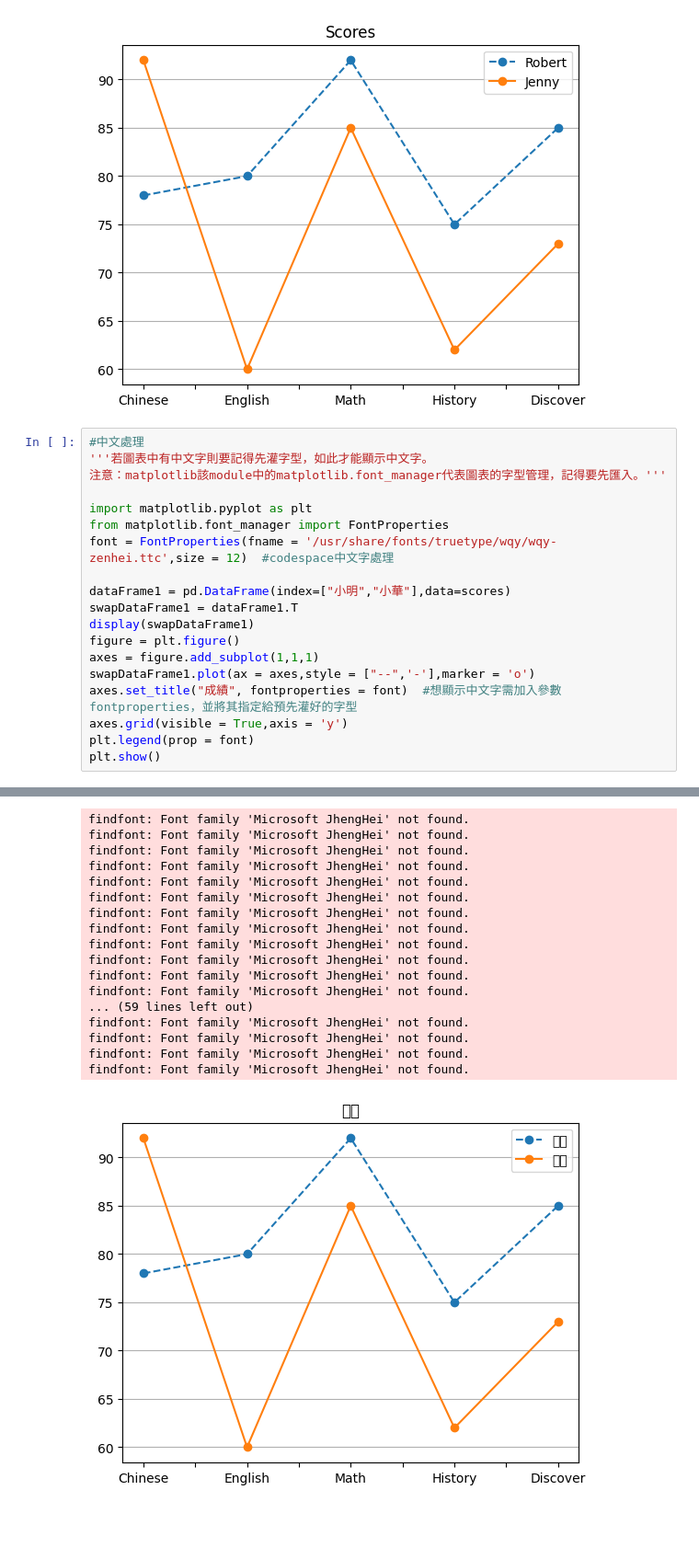
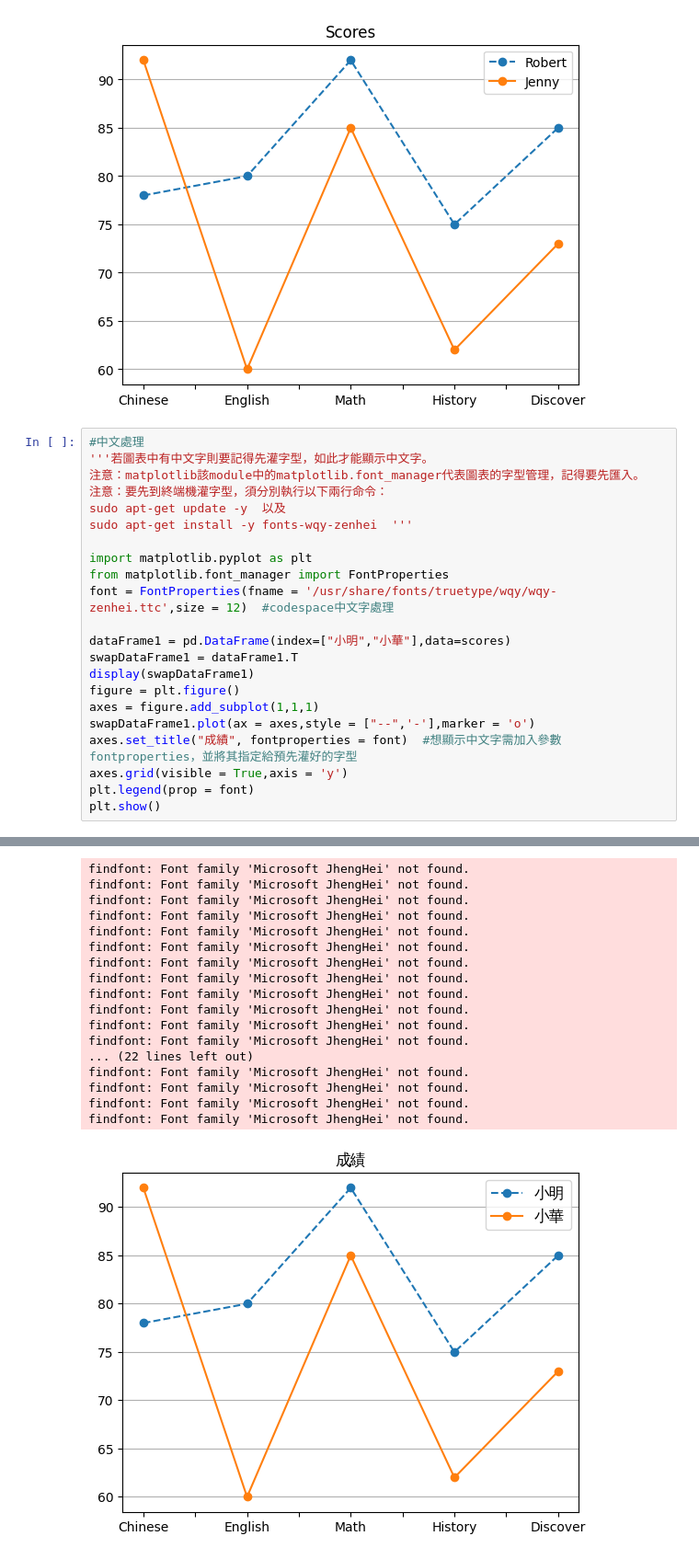
Before and after one commit to EsterWang65/PythonClass, a Jupyter notebook: 0104LESSON16/0104LESSON16.ipynb, the cells around one changed output, grey strips where cells are left out. Shown at 92% size. Saved outputs shown, nothing was run; the diff lists cells and outputs as text; blank space fills up the shorter version.

```diff
--- a/0104LESSON16/0104LESSON16.ipynb
+++ b/0104LESSON16/0104LESSON16.ipynb
@@ -195,7 +195,10 @@ plt.show()
 # %%
 #中文處理
 '''若圖表中有中文字則要記得先灌字型，如此才能顯示中文字。
-注意：matplotlib該module中的matplotlib.font_manager代表圖表的字型管理，記得要先匯入。'''
+注意：matplotlib該module中的matplotlib.font_manager代表圖表的字型管理，記得要先匯入。
+注意：要先到終端機灌字型，須分別執行以下兩行命令：
+sudo apt-get update -y  以及
+sudo apt-get install -y fonts-wqy-zenhei  '''
 
 import matplotlib.pyplot as plt
 from matplotlib.font_manager import FontProperties
@@ -207,32 +210,32 @@ display(swapDataFrame1)
 figure = plt.figure()
 axes = figure.add_subplot(1,1,1)
 swapDataFrame1.plot(ax = axes,style = ["--",'-'],marker = 'o')
 axes.set_title("成績", fontproperties = font)  #想顯示中文字需加入參數fontproperties，並將其指定給預先灌好的字型
 axes.grid(visible = True,axis = 'y')
 plt.legend(prop = font)
 plt.show()
 # %% [output]
 |  | 小明 | 小華 |
 | Chinese | 78 | 92 |
 | English | 80 | 60 |
 | Math | 92 | 85 |
 | History | 75 | 62 |
 | Discover | 85 | 73 |
 findfont: Font family 'Microsoft JhengHei' not found.
 findfont: Font family 'Microsoft JhengHei' not found.
 findfont: Font family 'Microsoft JhengHei' not found.
 findfont: Font family 'Microsoft JhengHei' not found.
 findfont: Font family 'Microsoft JhengHei' not found.
 findfont: Font family 'Microsoft JhengHei' not found.
 findfont: Font family 'Microsoft JhengHei' not found.
 findfont: Font family 'Microsoft JhengHei' not found.
 findfont: Font family 'Microsoft JhengHei' not found.
 findfont: Font family 'Microsoft JhengHei' not found.
 findfont: Font family 'Microsoft JhengHei' not found.
 findfont: Font family 'Microsoft JhengHei' not found.
-... (59 lines left out)
+... (22 lines left out)
 findfont: Font family 'Microsoft JhengHei' not found.
 findfont: Font family 'Microsoft JhengHei' not found.
 findfont: Font family 'Microsoft JhengHei' not found.
 findfont: Font family 'Microsoft JhengHei' not found.
-[figure, old version]
+[figure, new version]
```
